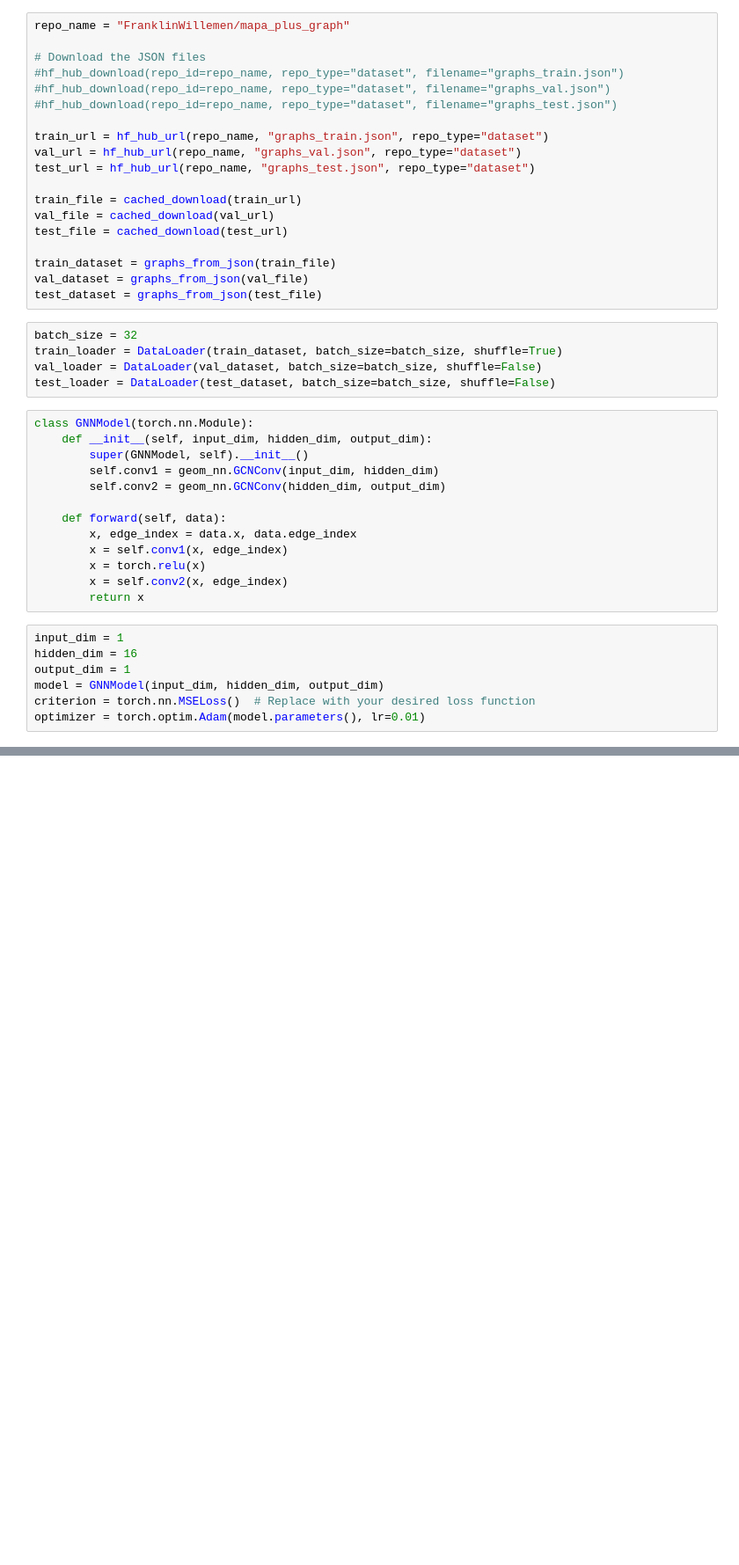
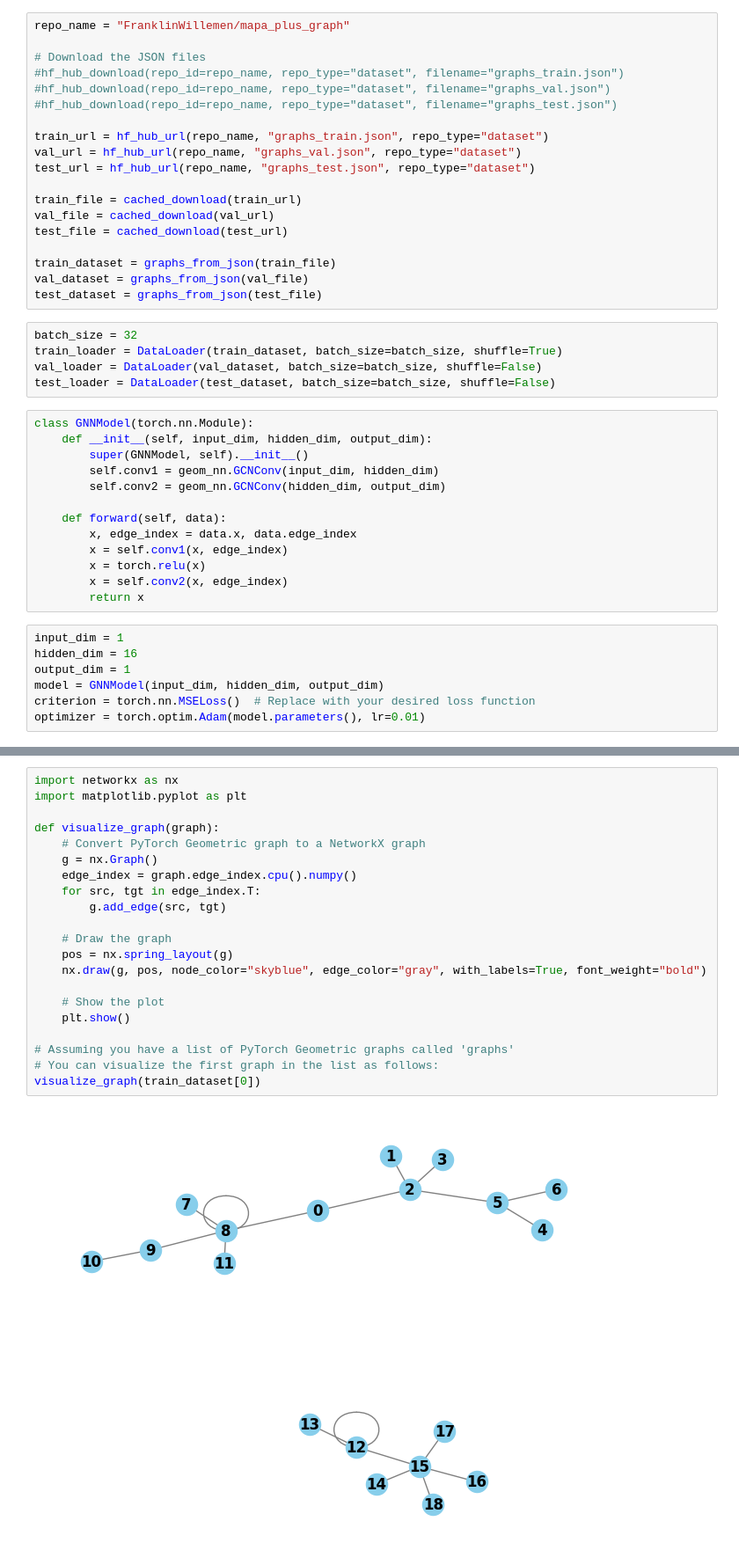
Before and after one commit to franklinrw/Sherlock-Hemlock, a Jupyter notebook: graphsage.ipynb, the cells around one changed output, grey strips where cells are left out. Shown at 88% size. Cells and saved outputs as stored; diff of their text form; blank space fills up the shorter version.

Commit message:
Visulizing graphs

```diff
--- a/graphsage.ipynb
+++ b/graphsage.ipynb
@@ -116,0 +103,23 @@ Epoch: 12, Train Loss: 1.6356
+# %%
+import networkx as nx
+import matplotlib.pyplot as plt
+
+def visualize_graph(graph):
+    # Convert PyTorch Geometric graph to a NetworkX graph
+    g = nx.Graph()
+    edge_index = graph.edge_index.cpu().numpy()
+    for src, tgt in edge_index.T:
+        g.add_edge(src, tgt)
+
+    # Draw the graph
+    pos = nx.spring_layout(g)
+    nx.draw(g, pos, node_color="skyblue", edge_color="gray", with_labels=True, font_weight="bold")
+
+    # Show the plot
+    plt.show()
+
+# Assuming you have a list of PyTorch Geometric graphs called 'graphs'
+# You can visualize the first graph in the list as follows:
+visualize_graph(train_dataset[0])
+# %% [output]
+[figure, added]
```
Also changed, not shown: parts of 1 cell of this notebook.
